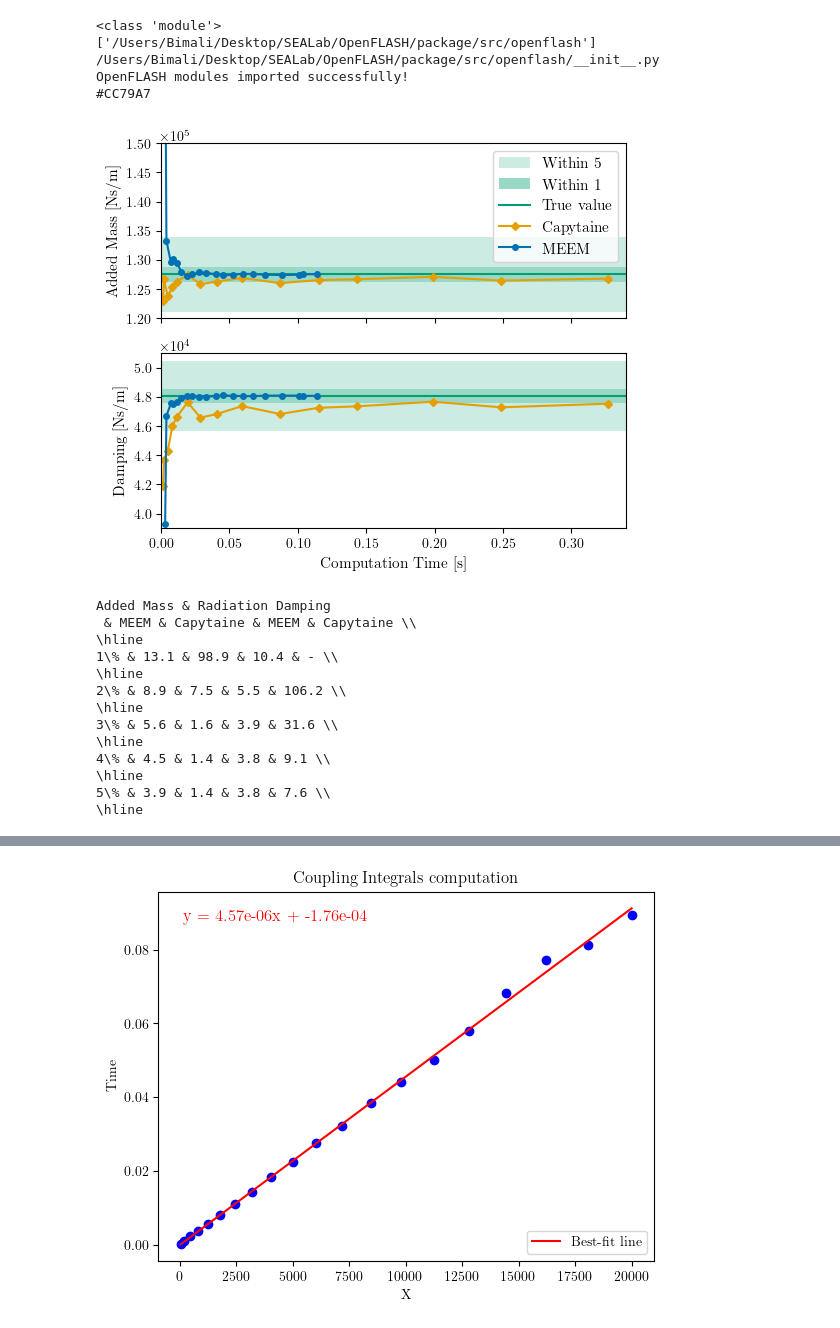
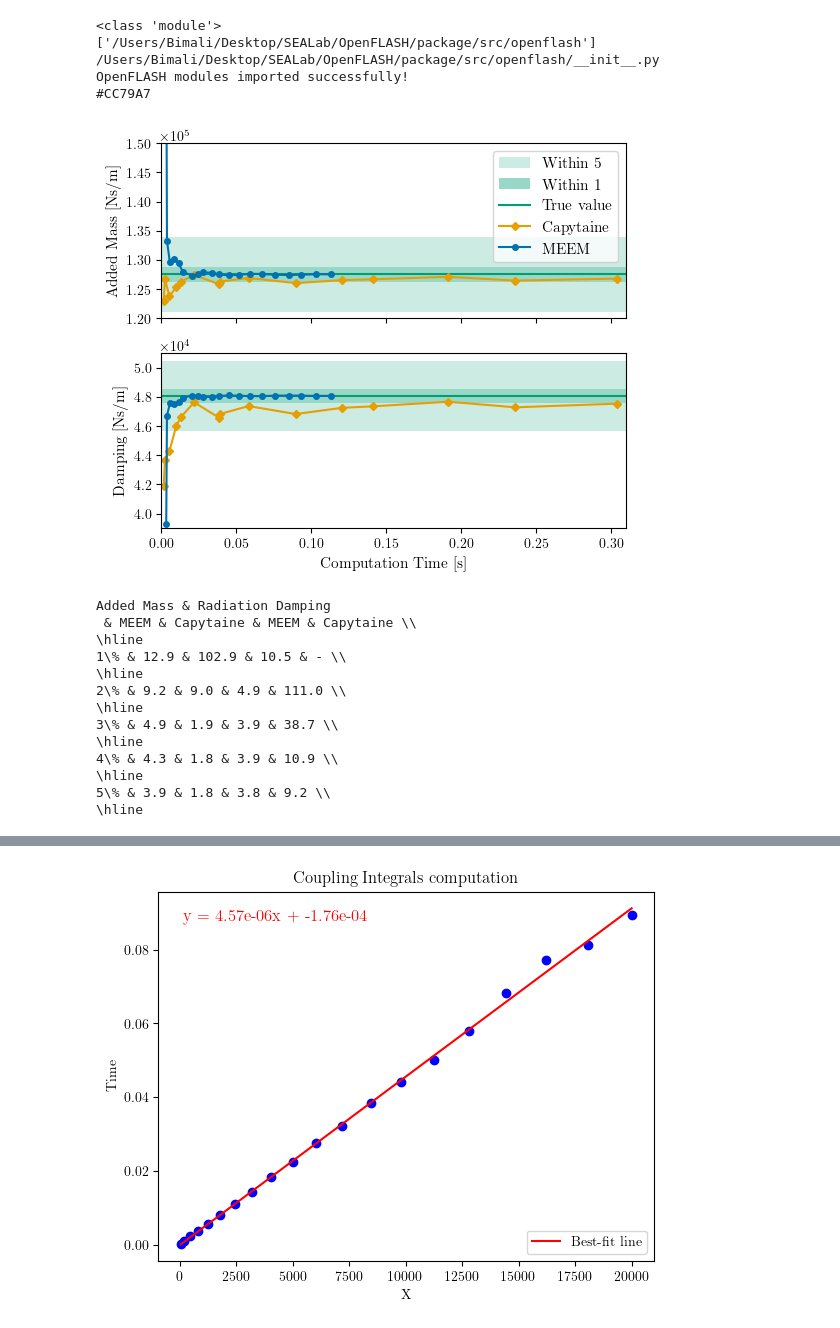
Before and after one commit to symbiotic-engineering/OpenFLASH, a Jupyter notebook: analysis/timing_plots.ipynb, the cells around one changed output, grey strips where cells are left out. Drawn from its saved outputs; the diff is of its cells as text; code cells hidden in the pictures.

Commit message:
Matrix size + time comparison for MEEM/CPT in analysis

```diff
--- a/analysis/timing_plots.ipynb
+++ b/analysis/timing_plots.ipynb
@@ -19,7 +19,7 @@
 import numpy as np
 import pickle
 import matplotlib.pyplot as plt
-from matplotlib.ticker import ScalarFormatter
+from matplotlib.ticker import ScalarFormatter, PercentFormatter
 from matplotlib.colors import ListedColormap, BoundaryNorm
 import openflash
 print(type(openflash))
@@ -51,8 +51,8 @@ colors.get_colors()
 fonts.get_fonts()
 print(colors.purple)
 
-figs_path_prefix = str((HERE / ".." / "pubs/JFM/figs").resolve())
-store_path_prefix = str((HERE / "data").resolve())
+figs_path_prefix = (HERE / ".." / "pubs" / "JFM" / "figs").resolve()
+store_path_prefix = (HERE / "data").resolve()
 # %% [output]
 <class 'module'>
 ['/Users/Bimali/Desktop/SEALab/OpenFLASH/package/src/openflash']
@@ -85,7 +85,7 @@ config = {"h" : h,
           "omega" : omega_val,
           "rho" : rho}
 
-data_file = store_path_prefix + "/timing.pkl"
+data_file = str((store_path_prefix / "timing.pkl").resolve())
 
 with open(data_file, 'rb') as file:
     all_data = pickle.load(file)
@@ -107,7 +107,7 @@ leg_fs = lab_fs # legend font size
 fig_h = 6 # figure height
 fig_w = 5 # figure width
 # %%
-cpt_times = [data["Computation Time"] for data in cpt_data]
+cpt_times = [data["Computation Time Radiation"] for data in cpt_data]
 meem_times = [data["Total Time"] for data in meem_reorganized_data]
 
 fig, ax = plt.subplots(2, 1, figsize=(fig_h, fig_w), sharex = True)
@@ -130,35 +130,35 @@ ax[0].axhline(true_am, linestyle="-", linewidth=l_width-1.5, color = true_color,
 ax[0].plot(cpt_times, [data["Added Mass"] for data in cpt_data], color = colors.orange,
         marker='D', markersize=m_size-3, label = "Capytaine")
 ax[0].plot(meem_times, [data["Added Mass"] for data in meem_reorganized_data], color=colors.blue,
         marker='o', markersize=m_size-3, label = "MEEM")
 
 ax[0].set_ylim([1.2e5, 1.5e5])
 ax[0].set_xlim([0, xlim_max])
 ax[0].legend(loc='upper right', fontsize=leg_fs, frameon=True)
 
 ax[1].yaxis.set_major_formatter(formatter)
 ax[1].axhspan(1.01 * true_dp, 1.05 * true_dp, alpha=0.2, color = true_color,
            linewidth=0)
 ax[1].axhspan(0.99 * true_dp, 1.01 * true_dp, alpha=0.4, color = true_color,
            linewidth=0)
 ax[1].axhspan(0.95 * true_dp, 0.99 * true_dp, alpha=0.2, color = true_color,
            linewidth=0)
 ax[1].axhline(true_dp, linestyle="-", linewidth=l_width-1.5, color = true_color)
 ax[1].plot(cpt_times, [data["Damping"] for data in cpt_data], color = colors.orange,
         marker='D', markersize=m_size-3, label = "Capytaine")
 ax[1].plot(meem_times, [data["Damping"] for data in meem_reorganized_data], color=colors.blue,
         marker='o', markersize=m_size-3, label = "MEEM")
 
 ax[1].set_xlim([0, xlim_max])
 ax[1].set_ylim([3.9e4, 5.1e4])
 ax[1].set_xlabel('Computation Time [s]', fontsize=lab_fs)
 ax[0].set_ylabel('Added Mass [Ns/m]', fontsize=lab_fs)
 ax[1].set_ylabel('Damping [Ns/m]', fontsize=lab_fs)
 
-full_path = figs_path_prefix + "/MEEM-CPT-Speed-Comparison.pdf"
+full_path = str((figs_path_prefix / "MEEM-CPT-Speed-Comparison.pdf").resolve())
 fig.savefig(full_path, format='pdf', dpi=300, bbox_inches='tight')
 # %% [output]
-[figure, old version]
+[figure, new version]
 # %%
 def convergence_time(data, key, percent):
   frac = 0.01 * percent
@@ -195,7 +195,7 @@ print("\\hline")
 for percent in [1, 2, 3, 4, 5]:
   meem_dict = convergence_time(meem_reorganized_data, "Total Time", percent)
   meem_am, meem_dp = meem_dict["Added Mass"], meem_dict["Damping"]
-  cpt_dict = convergence_time(cpt_data, "Computation Time", percent)
+  cpt_dict = convergence_time(cpt_data, "Computation Time Radiation", percent)
   cpt_am, cpt_dp = cpt_dict["Added Mass"], cpt_dict["Damping"]
   print(str(percent) + "\\% & " + format_convergence_time(meem_am) + " & "
         + format_convergence_time(cpt_am) + " & "
@@ -206,13 +206,13 @@ for percent in [1, 2, 3, 4, 5]:
 Added Mass & Radiation Damping
  & MEEM & Capytaine & MEEM & Capytaine \\
 \hline
-1\% & 13.1 & 98.9 & 10.4 & - \\
+1\% & 12.9 & 102.9 & 10.5 & - \\
 \hline
-2\% & 8.9 & 7.5 & 5.5 & 106.2 \\
+2\% & 9.2 & 9.0 & 4.9 & 111.0 \\
 \hline
-3\% & 5.6 & 1.6 & 3.9 & 31.6 \\
+3\% & 4.9 & 1.9 & 3.9 & 38.7 \\
 \hline
-4\% & 4.5 & 1.4 & 3.8 & 9.1 \\
+4\% & 4.3 & 1.8 & 3.9 & 10.9 \\
 \hline
-5\% & 3.9 & 1.4 & 3.8 & 7.6 \\
+5\% & 3.9 & 1.8 & 3.8 & 9.2 \\
 \hline
```
Also changed, not shown: parts of 2 cells of this notebook, 5 other files.
